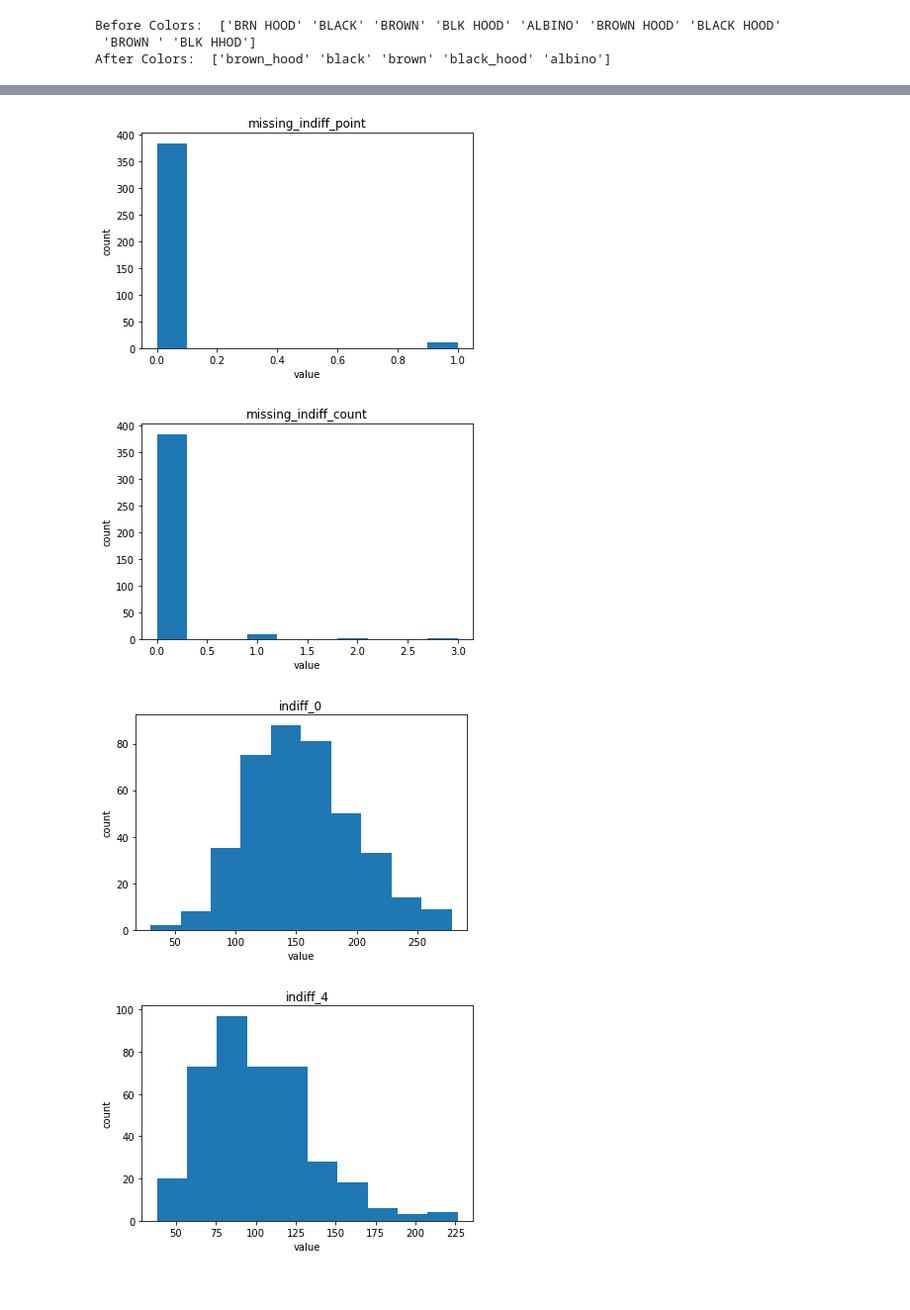
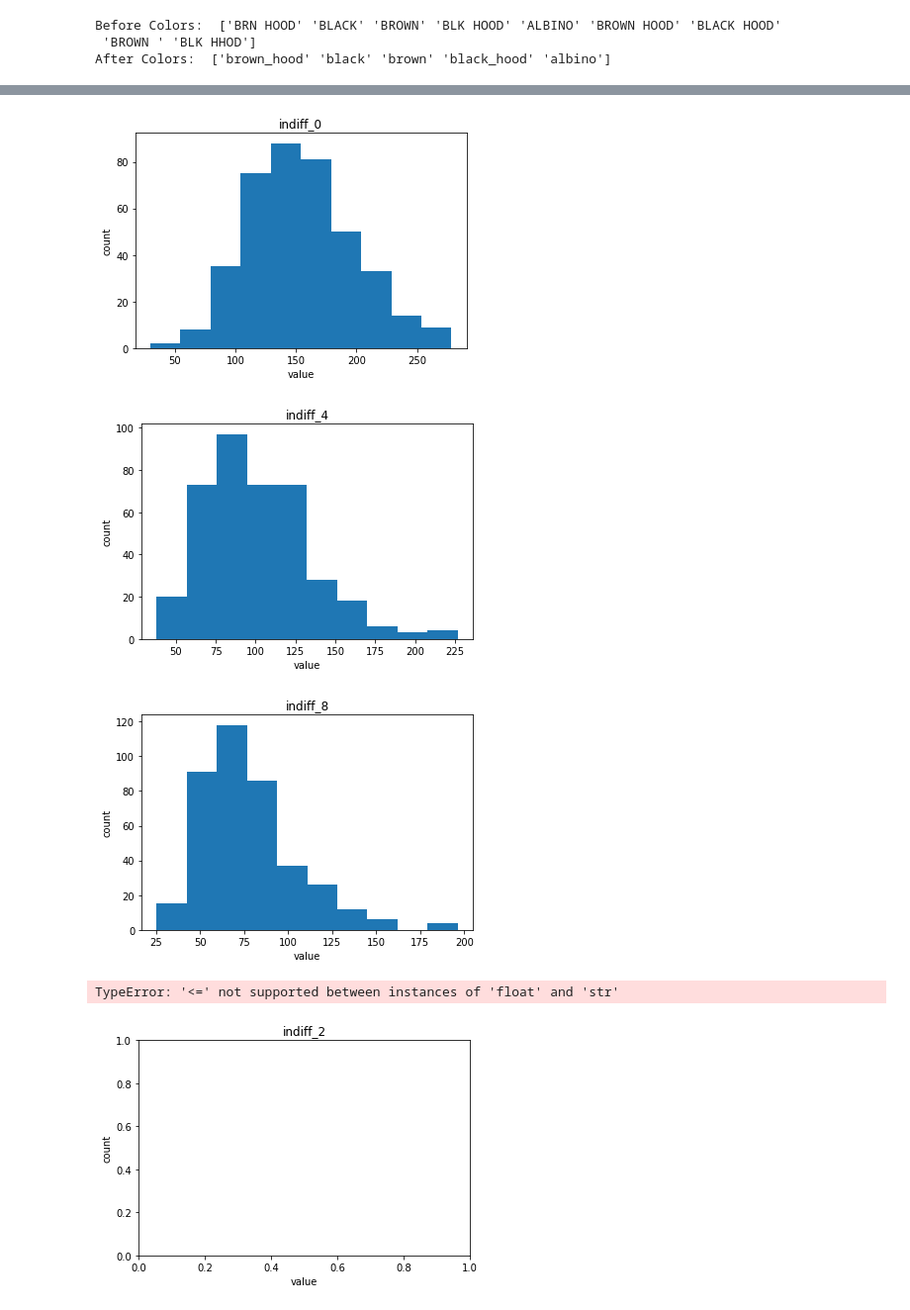
Before and after one commit to Shaezzer/PalmerLab, a Jupyter notebook: Suzanne_Mitchell_fits_dd.ipynb, the cells around one changed output, grey strips where cells are left out. Shown at 99% size. Drawn from its saved outputs; the diff is of its cells as text; code cells hidden in the pictures.

```diff
--- a/Suzanne_Mitchell_fits_dd.ipynb
+++ b/Suzanne_Mitchell_fits_dd.ipynb
@@ -89,3 +109,34 @@ fits['cohort'] = 'C0' + fits['cohort'].astype(str)
+# %%
+def drop(fits):
+    fits = fits.drop(['missing_indiff_point',
+ 'missing_indiff_count',
+ 'hyperbolic_R2',
+ 'hyperbolic_adj_R2',
+ 'hyperbolic_AIC',
+ 'hyperboloid_k',
+ 'hyperboloid_s',
+ 'hyperboloid_R2',
+ 'hyperboloid_adj_R2',
+ 'hyperboloid_AIC',
+ 'quasi_H_R2',
+ 'quasi_H_adj_R2',
+ 'quasi_H_AIC',
+ 'expon_k',
+ 'expon_R2',
+ 'expon_adj_R2',
+ 'expon_AIC',
+ 'quad_k',
+ 'quad_R2',
+ 'quad_adj_R2',
+ 'quad_AIC',
+ 'linear_k',
+ 'linear_R2',
+ 'linear_adj_R2',
+ 'linear_AIC',
+ 'last_5'], axis=1)
+    return fits
+
+fits = drop(fits)
 # %%
 #Fits dataframe with adjustments
 fits
@@ -118,23 +157,23 @@ na_values[['rfid','AUC_normal','AUC_traditional']]
+# %%
+fits = fits.replace('A', 'NaN', regex=True)
 # %%
-graph_columns = ['missing_indiff_point','missing_indiff_count','indiff_0','indiff_4',
-                 'indiff_8','hyperbolic_k','hyperbolic_lnk','hyperbolic_b',
-                 'hyperbolic_R2','hyperbolic_adj_R2','hyperbolic_AIC',
-                 'hyperboloid_k','hyperboloid_s','hyperboloid_R2','hyperboloid_adj_R2','hyperboloid_AIC',
-                 'quasi_H_k_beta','quasi_H_s_delta','quasi_H_R2','quasi_H_adj_R2','quasi_H_AIC',
-                 'expon_k','expon_R2','expon_adj_R2','expon_AIC','quad_k','quad_R2','quad_adj_R2',
-                 'quad_AIC','linear_k','linear_R2','linear_adj_R2','linear_AIC']
+graph_columns = ['indiff_0','indiff_4',
+                 'indiff_8','indiff_2','indiff_16','indiff_24','AUC_traditional','AUC_normal',
+                 'hyperbolic_k','hyperbolic_lnk','hyperbolic_b',
+                 'quasi_H_k_beta','quasi_H_s_delta']
 #removed following object_columns for graphing
 #object_columns = ['indiff_2','indiff_16','indiff_24','AUC_traditional','AUC_normal']
 #for col in object_columns:
 #    fits[col] = pd.to_numeric(fits[col], downcast="float")
 for col in graph_columns:
     plt.title(col)
     plt.xlabel('value')
     plt.ylabel('count')
     plt.hist(fits[col])
     plt.show()
 # %% [output]
-[figure, old version]
+[figure, new version]
-[figure, old version]
+[figure, new version]
-[figure, old version]
+[figure, new version]
+TypeError: '<=' not supported between instances of 'float' and 'str'
-[figure, old version]
+[figure, new version]
```
Also changed, not shown: parts of 9 cells of this notebook, 2 other files.
